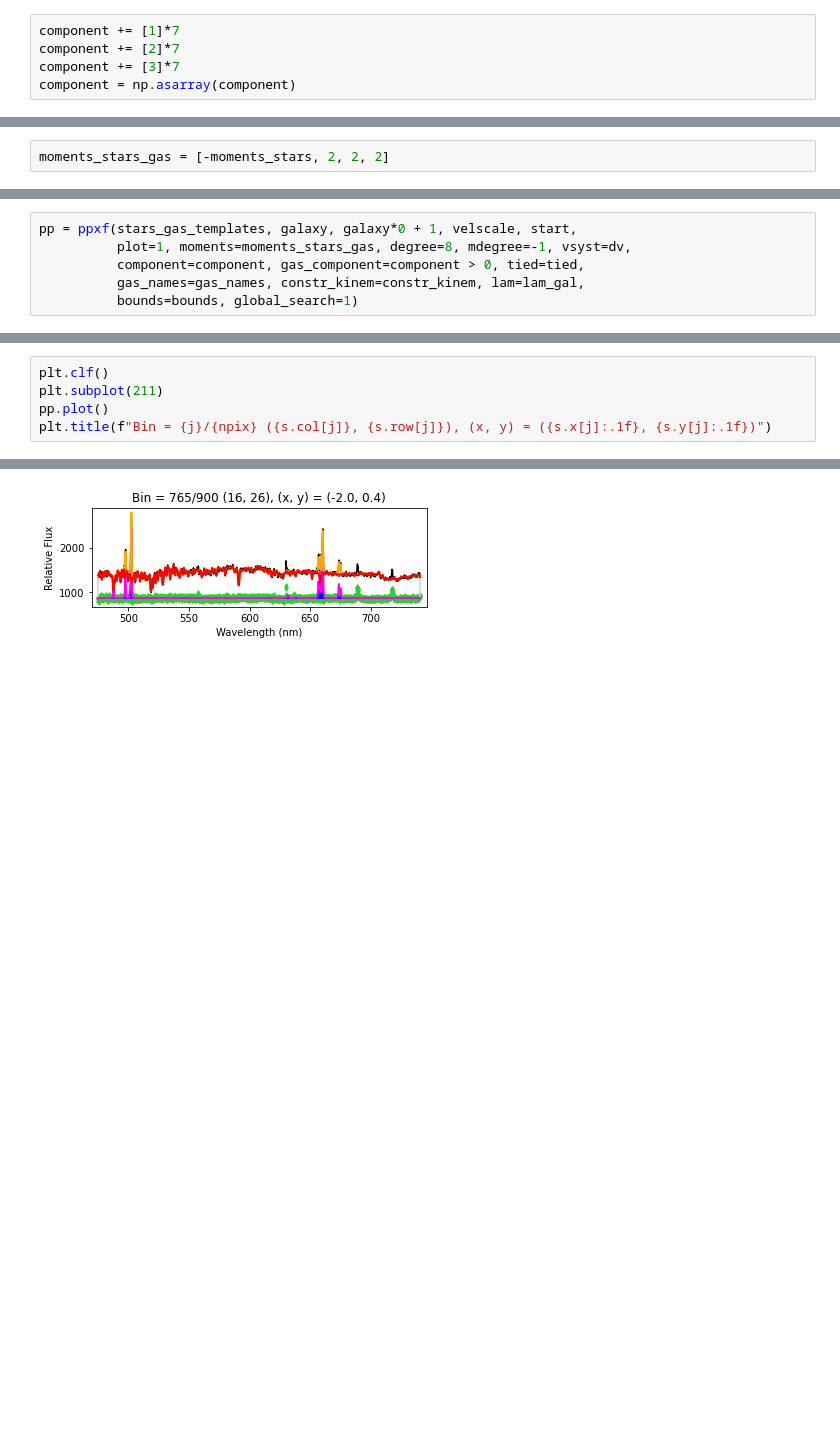
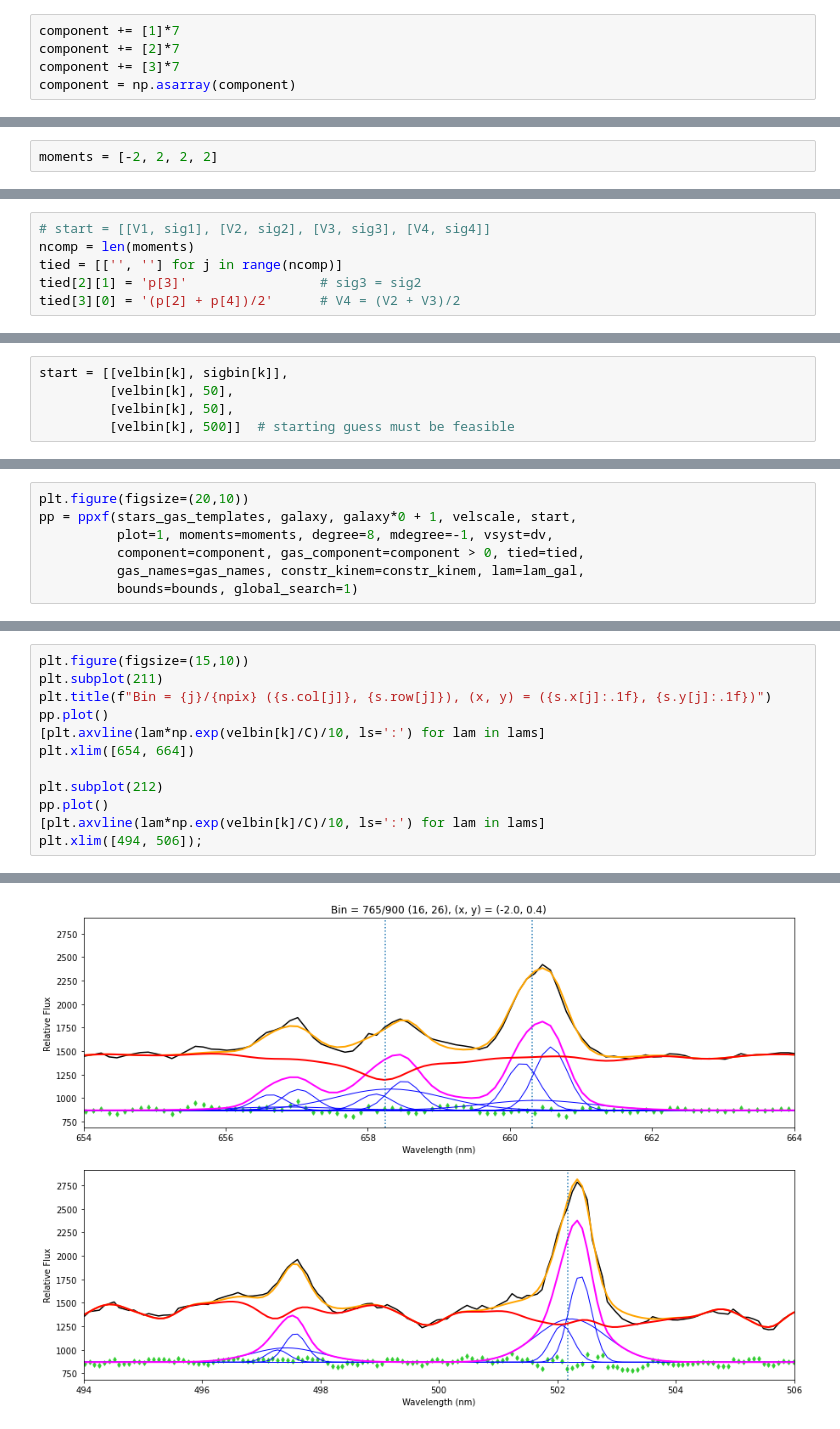
Before and after one commit to rundesk/ppxf_examples, a Jupyter notebook: ppxf_example_integral_field_cube.ipynb, the cells around one changed output, grey strips where cells are left out. Cells and saved outputs as stored; diff of their text form; blank space fills up the shorter version.

```diff
--- a/ppxf_example_integral_field_cube.ipynb
+++ b/ppxf_example_integral_field_cube.ipynb
@@ -330,2 +327,2 @@ fit two moments=2 (V, sigma) for the 2 gas components
 # %%
-moments_stars_gas = [-moments_stars, 2, 2, 2]
+moments = [-2, 2, 2, 2]
@@ -340,3 +329,9 @@ tied = None
+# %%
+# start = [[V1, sig1], [V2, sig2], [V3, sig3], [V4, sig4]]
+ncomp = len(moments)
+tied = [['', ''] for j in range(ncomp)]
+tied[2][1] = 'p[3]'                 # sig3 = sig2
+tied[3][0] = '(p[2] + p[4])/2'      # V4 = (V2 + V3)/2
 # %%
 sig_diff = 200  # minimum dispersion difference in km/s
 A_ineq = np.array([[0, 0, 0, 1, 0, 0, 0, -1],       # sigma2 - sigma4 < -sigma_diff
@@ -353,3 +341,8 @@ start = [[velbin[k], sigbin[k]],
+# %%
+start = [[velbin[k], sigbin[k]],
+         [velbin[k], 50],
+         [velbin[k], 50],
+         [velbin[k], 500]]  # starting guess must be feasible
 # %%
 vlim = lambda x: vsyst + x*np.array([-100, 100])
 bounds = [[vlim(2), [20, 300]],
@@ -360,6 +356,7 @@ bounds = [[vlim(2), [20, 300]],
 # %%
+plt.figure(figsize=(20,10))
 pp = ppxf(stars_gas_templates, galaxy, galaxy*0 + 1, velscale, start,
-          plot=1, moments=moments_stars_gas, degree=8, mdegree=-1, vsyst=dv,
+          plot=1, moments=moments, degree=8, mdegree=-1, vsyst=dv,
           component=component, gas_component=component > 0, tied=tied,
           gas_names=gas_names, constr_kinem=constr_kinem, lam=lam_gal,
           bounds=bounds, global_search=1)
@@ -385,6 +382,13 @@ Comp:  3       [NII]6583_d_(3)      3457.       11.     811   379
 # %%
-plt.clf()
+plt.figure(figsize=(15,10))
 plt.subplot(211)
+plt.title(f"Bin = {j}/{npix} ({s.col[j]}, {s.row[j]}), (x, y) = ({s.x[j]:.1f}, {s.y[j]:.1f})")
 pp.plot()
-plt.title(f"Bin = {j}/{npix} ({s.col[j]}, {s.row[j]}), (x, y) = ({s.x[j]:.1f}, {s.y[j]:.1f})")
+[plt.axvline(lam*np.exp(velbin[k]/C)/10, ls=':') for lam in lams]
+plt.xlim([654, 664])
+
+plt.subplot(212)
+pp.plot()
+[plt.axvline(lam*np.exp(velbin[k]/C)/10, ls=':') for lam in lams]
+plt.xlim([494, 506]);
 # %% [output]
@@ -392 +395 @@ Text(0.5, 1.0, 'Bin = 765/900 (16, 26), (x, y) = (-2.0, 0.4)')
-[figure, old version]
+[figure, new version]
```
Also changed, not shown: parts of 53 cells of this notebook.
